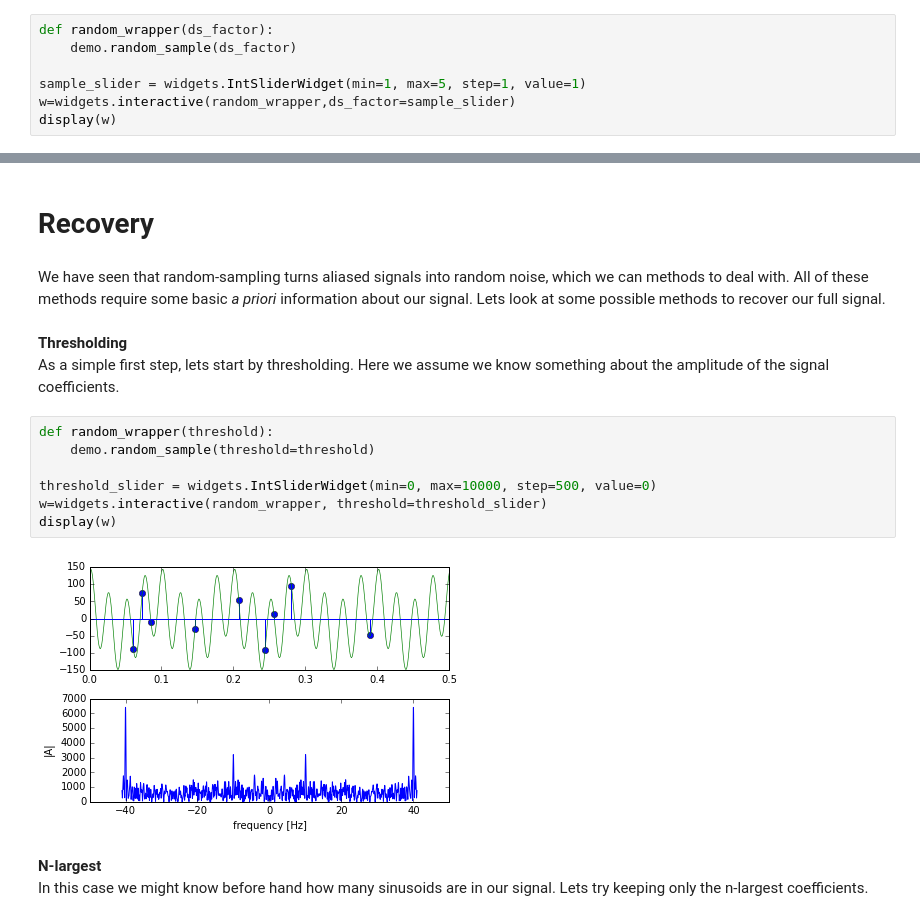
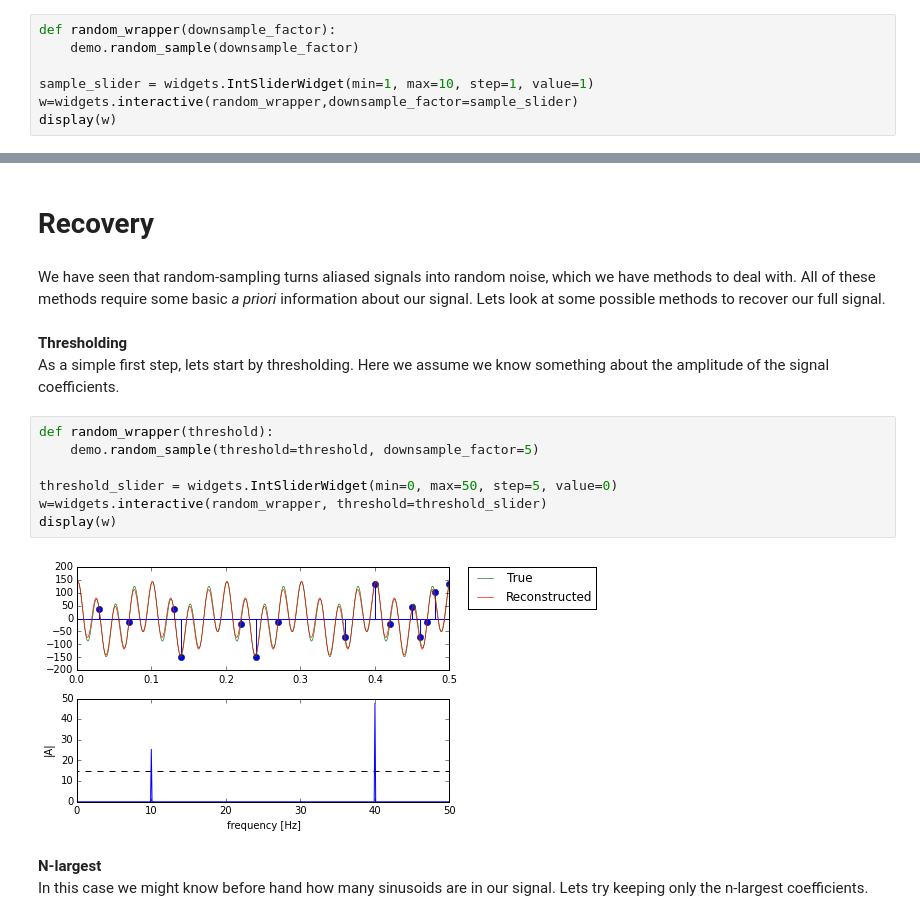
Before and after one commit to kwinkunks/leadingEdge, a Jupyter notebook: compressed.ipynb, the cells around one changed output, grey strips where cells are left out. Drawn from its saved outputs; the diff is of its cells as text.

```diff
--- a/compressed.ipynb
+++ b/compressed.ipynb
@@ -84,10 +84,10 @@ The problem is that both the signal and sampling pattern are periodic, which cau
 <p>As shown above, we can break aliases
 by using a random sampling pattern. Let's return to our test signal and use this information to what happens when we use a random sampling pattern.</p>
 # %%
-def random_wrapper(ds_factor):
-    demo.random_sample(ds_factor)
+def random_wrapper(downsample_factor):
+    demo.random_sample(downsample_factor)
 
-sample_slider = widgets.IntSliderWidget(min=1, max=5, step=1, value=1)
-w=widgets.interactive(random_wrapper,ds_factor=sample_slider)
+sample_slider = widgets.IntSliderWidget(min=1, max=10, step=1, value=1)
+w=widgets.interactive(random_wrapper,downsample_factor=sample_slider)
 display(w)
 # %% [output]
@@ -101,7 +101,7 @@ Note the differences in the Fourier spectrum compared to the aliased result we s
 Recovery
 </h1>
 # %% [markdown]
-We have seen that random-sampling turns aliased signals into random noise, which we can methods to deal with. All of these methods require some basic <i>a priori</i> information about our signal. Lets look at some possible methods to recover our full signal.
+We have seen that random-sampling turns aliased signals into random noise, which we have methods to deal with. All of these methods require some basic <i>a priori</i> information about our signal. Lets look at some possible methods to recover our full signal.
 # %% [markdown]
 <b>
 Thresholding
@@ -111,13 +111,13 @@ As a simple first step, lets start by thresholding. Here we assume we know somet
 </p>
 # %%
 def random_wrapper(threshold):
-    demo.random_sample(threshold=threshold)
+    demo.random_sample(threshold=threshold, downsample_factor=5)
 
-threshold_slider = widgets.IntSliderWidget(min=0, max=10000, step=500, value=0)
+threshold_slider = widgets.IntSliderWidget(min=0, max=50, step=5, value=0)
 w=widgets.interactive(random_wrapper, threshold=threshold_slider)
 display(w)
 # %% [output]
-[figure, old version]
+[figure, new version]
 # %% [markdown]
 <b>
 N-largest
```
Also changed, not shown: parts of 12 cells of this notebook, 1 other file.
